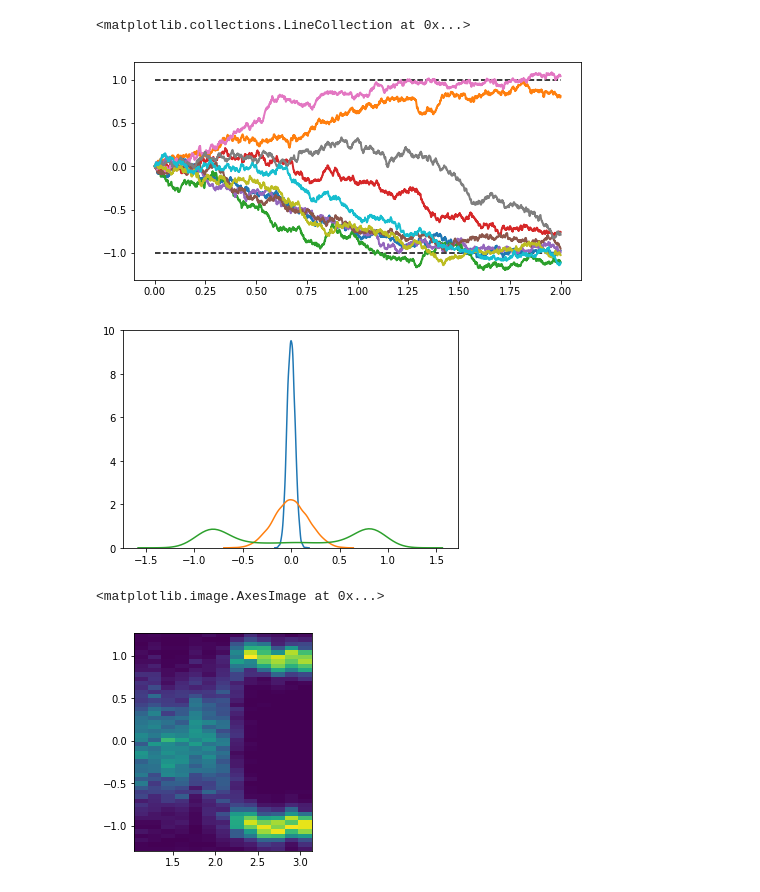
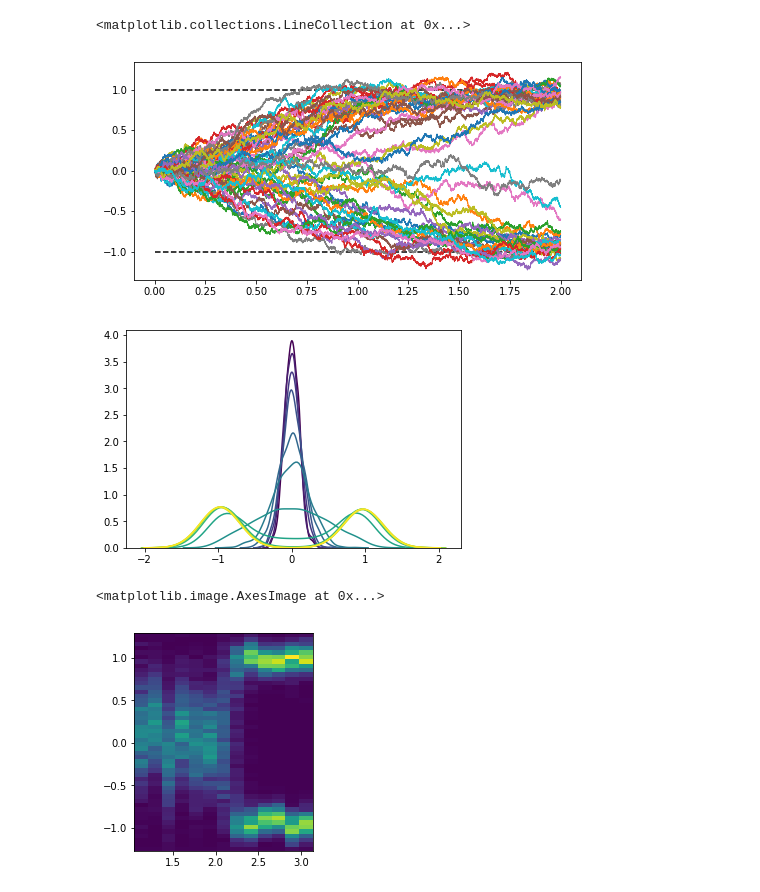
Before and after one commit to vivekhsridhar/decision_geometry, a Jupyter notebook: decision_geometry/output/leaky_competing_accumulator.ipynb, the cells around one changed output. Cells and saved outputs as stored; diff of their text form; code cells hidden in the pictures.

```diff
--- a/decision_geometry/output/leaky_competing_accumulator.ipynb
+++ b/decision_geometry/output/leaky_competing_accumulator.ipynb
@@ -6,16 +6,15 @@ import seaborn as sns
 sigma = 0.1  # Standard deviation.
 k = 0.5
 beta = 1.
-rho1 = 0.5
-rho2 = 1 - rho1
+rho1 = rho2 = 0.5
 tau = 0.2  # Time constant.
 # %%
-dt = .001  # Time step.
+dt = .0001  # Time step.
 T = 2.  # Total time.
 n = int(T / dt)  # Number of time steps.
 t = np.linspace(0., T, n)  # Vector of times.
 
-reps = 10
+reps = 50
 # %%
 sigma_bis = sigma * np.sqrt(1. / tau)
 sqrtdt = np.sqrt(dt)
@@ -38,25 +37,40 @@ for rep in range(reps):
         x2s[:,rep] = x2
 # %%
 fig, ax = plt.subplots(1, 1, figsize=(8, 4))
-ax.plot(t, x1s-x2s, lw=2)
+ax.plot(t, x1s-x2s, lw=1)
 ax.hlines(1, 0, T, linestyles='dashed')
 ax.hlines(-1, 0, T, linestyles='dashed')
 # %% [output]
 <matplotlib.collections.LineCollection at 0x...>
-[figure, old version]
+[figure, new version]
 # %%
-ntrials = 10000
+ntrials = 1000
+nbins = 50
+
 X1 = np.zeros(ntrials)
 X2 = np.zeros(ntrials)
-for i in range(n):
-    # We update the process independently for all trials
-    X1 += (dt * ((rho1 - k * X1 - beta * X2) / tau) + sigma_bis * sqrtdt * np.random.randn(ntrials))
-    X2 += (dt * ((rho2 - k * X2 - beta * X1) / tau) + sigma_bis * sqrtdt * np.random.randn(ntrials))
-    X1[np.where(X1 < 0)[0]] = 0
-    X2[np.where(X2 < 0)[0]] = 0
-    # We display the histogram for a few points in
-    # time
-    if i in (0.01*T/dt, 0.1*T/dt, 0.5*T/dt):
-        sns.distplot(X1-X2, bins=20, hist=False, norm_hist=True)
+
+start = np.pi/3
+end = np.pi
+step = np.pi/18
+
+angles = np.arange(start,end,step)
+X = np.zeros((nbins,len(angles)))
+colours = plt.cm.viridis(np.linspace(0,1,len(angles)))
+
+for idx,ang in enumerate(angles):
+    beta = -np.cos(ang)
+    for i in range(n):
+        # We update the process independently for all trials
+        X1 += (dt * ((rho1 - k * X1 - beta * X2) / tau) + sigma_bis * sqrtdt * np.random.randn(ntrials))
+        X2 += (dt * ((rho2 - k * X2 - beta * X1) / tau) + sigma_bis * sqrtdt * np.random.randn(ntrials))
+        X1[np.where(X1 < 0)[0]] = 0
+        X2[np.where(X2 < 0)[0]] = 0
+        # We display the histogram for a few points in
+        # time
+        if i == 0.99*T/dt:
+            densities,bns = np.histogram(X1-X2, bins=nbins)
+            X[:,idx] = densities
+            sns.distplot(X1-X2, bins=20, hist=False, norm_hist=True, kde_kws={"color": colours[idx]})
 # %% [output]
-[figure, old version]
+[figure, new version]
@@ -91,6 +77,5 @@ for idx,ang in enumerate(angles):
 # %%
-plt.figure(figsize=(200,4))
 plt.imshow(X, extent=[start,end,bns[0],bns[nbins]], aspect=1)
 # %% [output]
 <matplotlib.image.AxesImage at 0x...>
-[figure, old version]
+[figure, new version]
```
Also changed, not shown: parts of 1 cell of this notebook, 5 other files.
